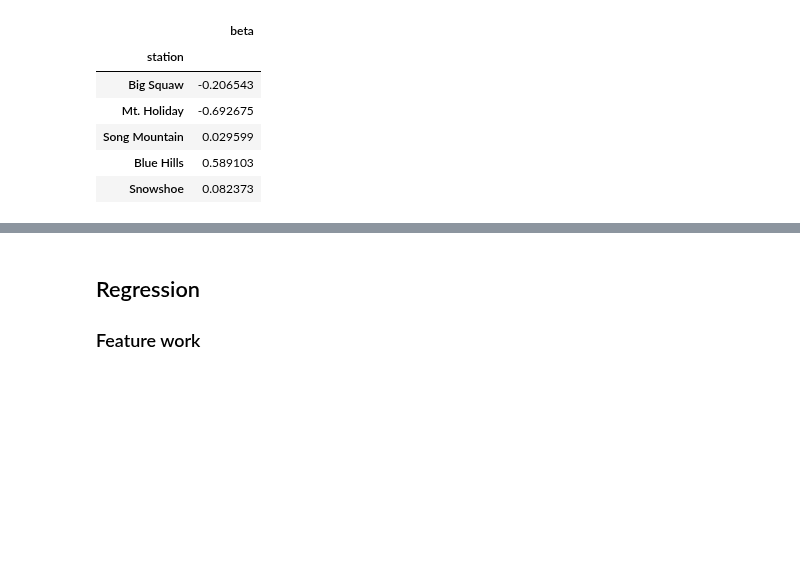
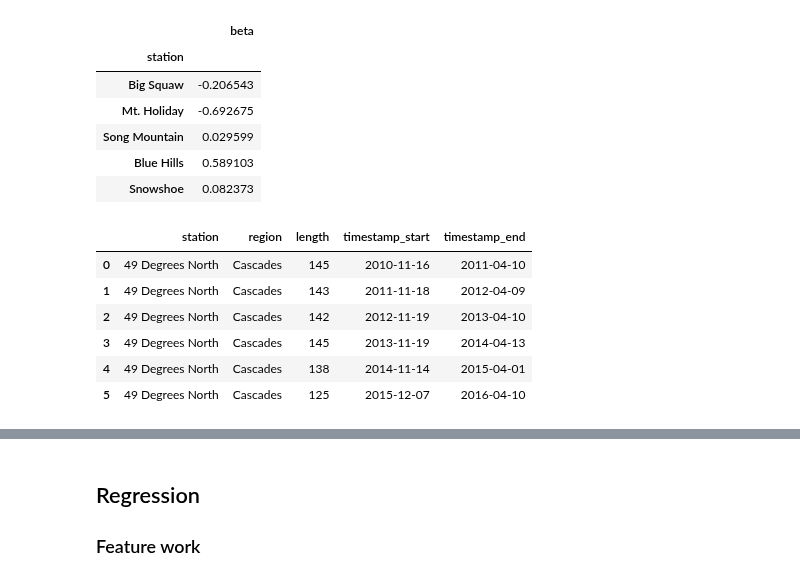
Before and after one commit to chrisoyer/ski-snow-modeling, a Jupyter notebook: src/analysis/regression.ipynb, the cells around one changed output, grey strips where cells are left out. Cells and saved outputs as stored; diff of their text form; code cells hidden in the pictures; blank space fills up the shorter version.

```diff
--- a/src/analysis/regression.ipynb
+++ b/src/analysis/regression.ipynb
@@ -58,0 +64,10 @@ stations_wbeta_df = pd.merge(left=stations_df, right=betas_df,
+# %%
+season_length_df.head(6)
+# %% [output]
+|  | station | region | length | timestamp_start | timestamp_end |
+| 0 | 49 Degrees North | Cascades | 145 | 2010-11-16 | 2011-04-10 |
+| 1 | 49 Degrees North | Cascades | 143 | 2011-11-18 | 2012-04-09 |
+| 2 | 49 Degrees North | Cascades | 142 | 2012-11-19 | 2013-04-10 |
+| 3 | 49 Degrees North | Cascades | 145 | 2013-11-19 | 2014-04-13 |
+| 4 | 49 Degrees North | Cascades | 138 | 2014-11-14 | 2015-04-01 |
+| 5 | 49 Degrees North | Cascades | 125 | 2015-12-07 | 2016-04-10 |
```
Also changed, not shown: parts of 18 cells of this notebook.
